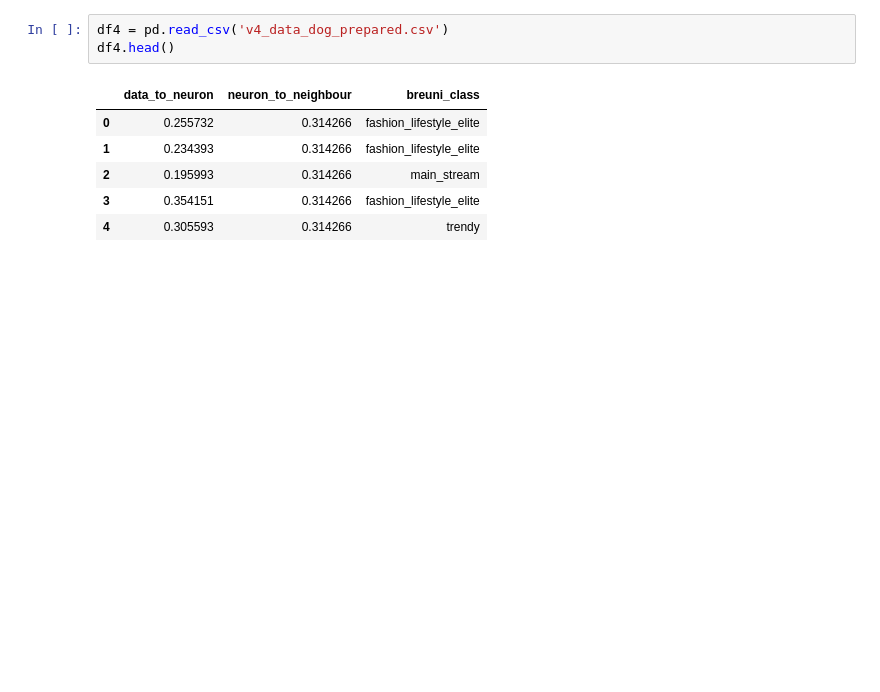
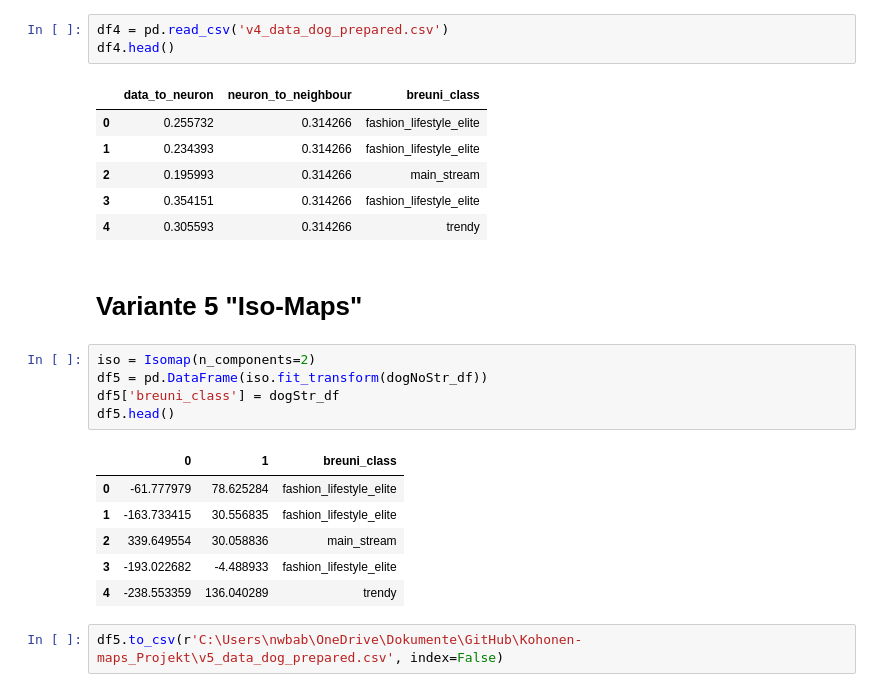
Before and after one commit to Luaa998/Kohonen-maps_Projekt, a Jupyter notebook: Milestone2_DimensionReduction.ipynb, the cells around one changed output. Saved outputs shown, nothing was run; the diff lists cells and outputs as text; blank space fills up the shorter version.

```diff
--- a/Milestone2_DimensionReduction.ipynb
+++ b/Milestone2_DimensionReduction.ipynb
@@ -170,3 +170,19 @@ df4.head()
 | 2 | 0.195993 | 0.314266 | main_stream |
 | 3 | 0.354151 | 0.314266 | fashion_lifestyle_elite |
 | 4 | 0.305593 | 0.314266 | trendy |
+# %% [markdown]
+<h1>Variante 5 "Iso-Maps" </h1>
+# %%
+iso = Isomap(n_components=2)
+df5 = pd.DataFrame(iso.fit_transform(dogNoStr_df))
+df5['breuni_class'] = dogStr_df
+df5.head()
+# %% [output]
+|  | 0 | 1 | breuni_class |
+| 0 | -61.777979 | 78.625284 | fashion_lifestyle_elite |
+| 1 | -163.733415 | 30.556835 | fashion_lifestyle_elite |
+| 2 | 339.649554 | 30.058836 | main_stream |
+| 3 | -193.022682 | -4.488933 | fashion_lifestyle_elite |
+| 4 | -238.553359 | 136.040289 | trendy |
+# %%
+df5.to_csv(r'C:\Users\nwbab\OneDrive\Dokumente\GitHub\Kohonen-maps_Projekt\v5_data_dog_prepared.csv', index=False)
```
Also changed, not shown: parts of 3 cells of this notebook, 3 other files.
